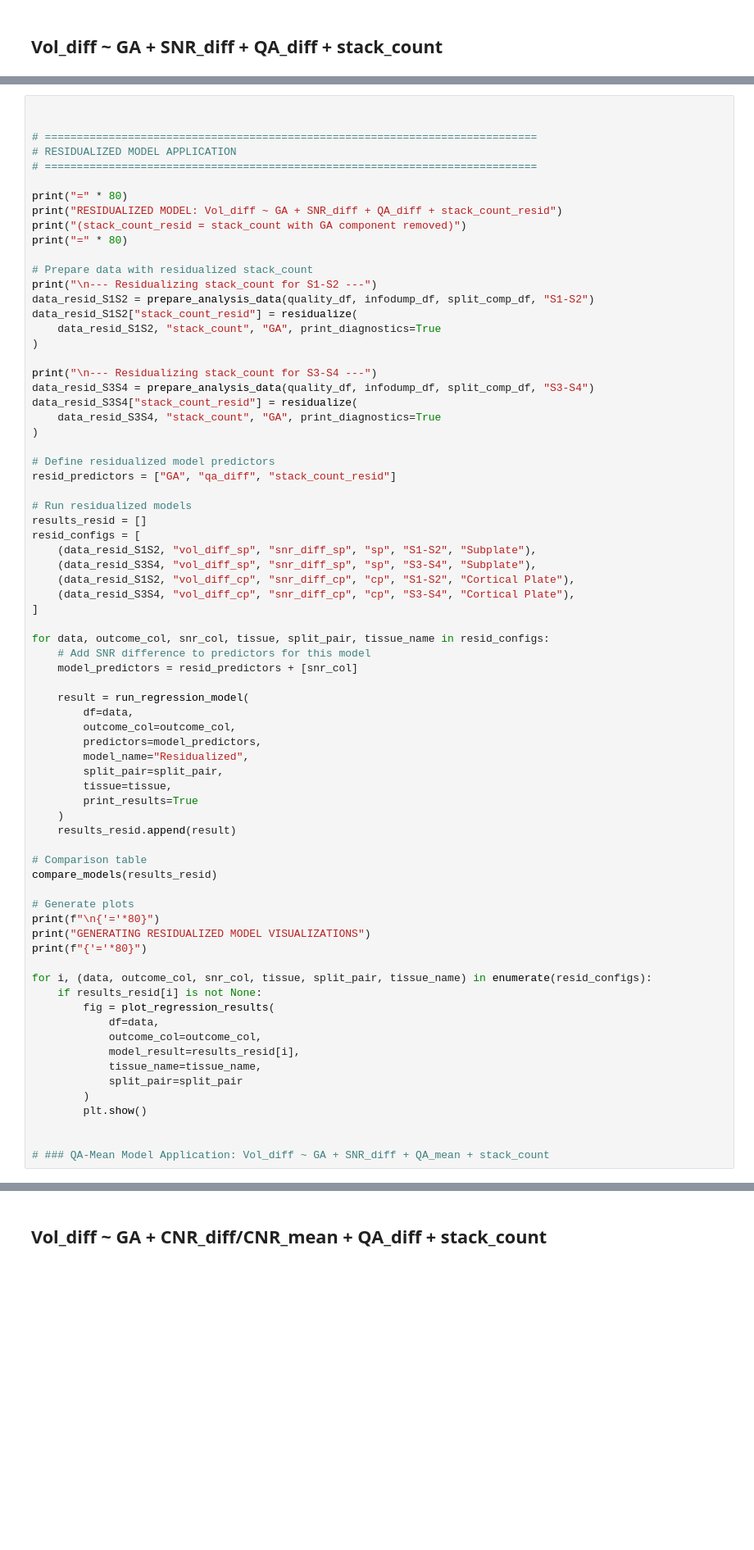
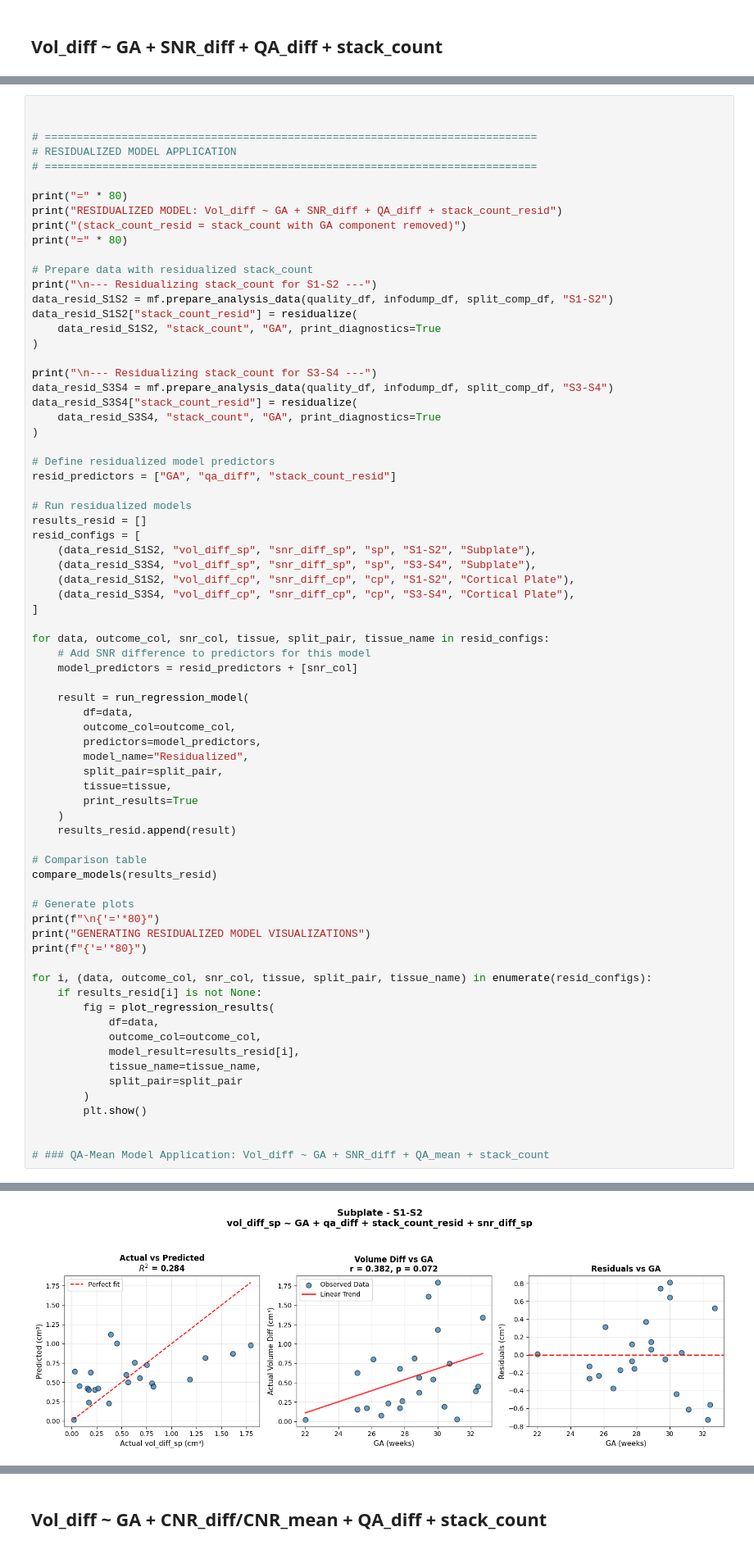
Before and after one commit to Y0z64/Reliability-analisys-FNNDSC, a Jupyter notebook: src/multivariate_analysis/multivariate_analysis.ipynb, the cells around one changed output, grey strips where cells are left out. Shown at 82% size. Cells and saved outputs as stored; diff of their text form; blank space fills up the shorter version.

```diff
--- a/src/multivariate_analysis/multivariate_analysis.ipynb
+++ b/src/multivariate_analysis/multivariate_analysis.ipynb
@@ -95,13 +118,13 @@ print("=" * 80)
 
 # Prepare data with residualized stack_count
 print("\n--- Residualizing stack_count for S1-S2 ---")
-data_resid_S1S2 = prepare_analysis_data(quality_df, infodump_df, split_comp_df, "S1-S2")
+data_resid_S1S2 = mf.prepare_analysis_data(quality_df, infodump_df, split_comp_df, "S1-S2")
 data_resid_S1S2["stack_count_resid"] = residualize(
     data_resid_S1S2, "stack_count", "GA", print_diagnostics=True
 )
 
 print("\n--- Residualizing stack_count for S3-S4 ---")
-data_resid_S3S4 = prepare_analysis_data(quality_df, infodump_df, split_comp_df, "S3-S4")
+data_resid_S3S4 = mf.prepare_analysis_data(quality_df, infodump_df, split_comp_df, "S3-S4")
 data_resid_S3S4["stack_count_resid"] = residualize(
     data_resid_S3S4, "stack_count", "GA", print_diagnostics=True
 )
@@ -154,3 +177,4 @@ for i, (data, outcome_col, snr_col, tissue, split_pair, tissue_name) in enumerat
 
 
 # ### QA-Mean Model Application: Vol_diff ~ GA + SNR_diff + QA_mean + stack_count
+# %% [output]
@@ -156,0 +198 @@ for i, (data, outcome_col, snr_col, tissue, split_pair, tissue_name) in enumerat
+[figure, added]
```
Also changed, not shown: parts of 6 cells of this notebook, 2 other files.
